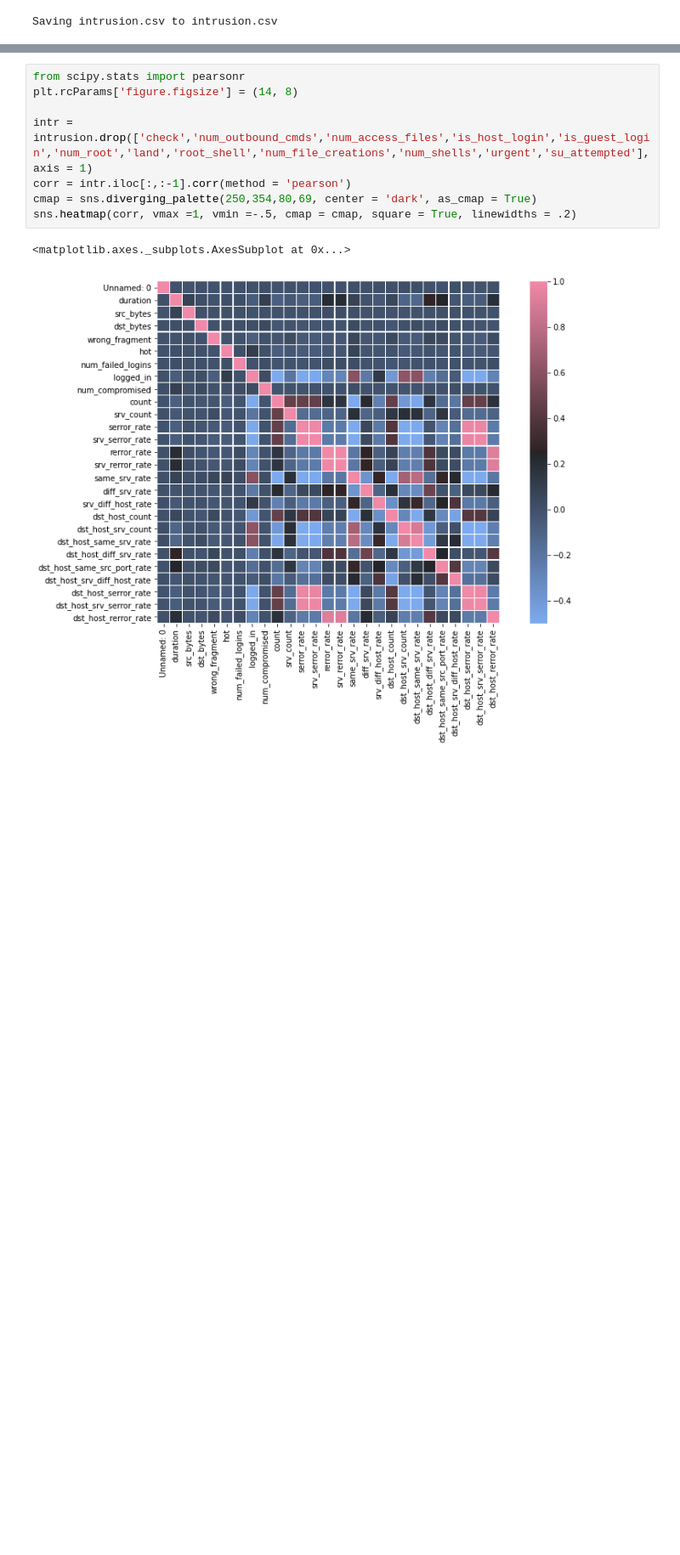
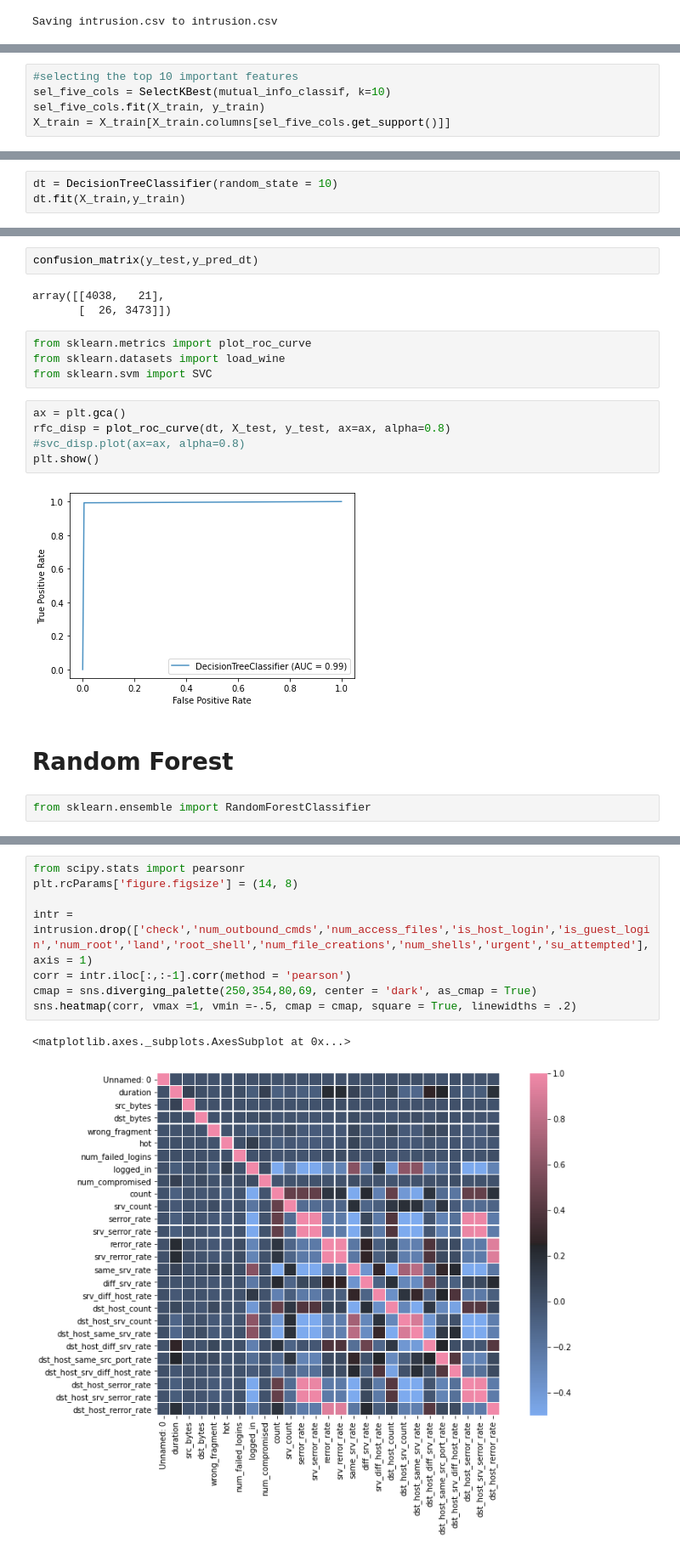
Before and after one commit to riddhigarg2605/Network-traffic-analysis-using-ML, a Jupyter notebook: Network_Intrusion_analysis.ipynb, the cells around one changed output, grey strips where cells are left out. Shown at 85% size. Saved outputs shown, nothing was run; the diff lists cells and outputs as text; blank space fills up the shorter version.

```diff
--- a/Network_Intrusion_analysis.ipynb
+++ b/Network_Intrusion_analysis.ipynb
@@ -35,0 +87,5 @@ plt.rcParams['figure.figsize'] = (6, 4)
+# %%
+#selecting the top 10 important features
+sel_five_cols = SelectKBest(mutual_info_classif, k=10)
+sel_five_cols.fit(X_train, y_train)
+X_train = X_train[X_train.columns[sel_five_cols.get_support()]]
@@ -35,0 +115,3 @@ plt.rcParams['figure.figsize'] = (6, 4)
+# %%
+dt = DecisionTreeClassifier(random_state = 10)
+dt.fit(X_train,y_train)
@@ -35,0 +149,20 @@ plt.rcParams['figure.figsize'] = (6, 4)
+# %%
+confusion_matrix(y_test,y_pred_dt)
+# %% [output]
+array([[4038,   21],
+       [  26, 3473]])
+# %%
+from sklearn.metrics import plot_roc_curve
+from sklearn.datasets import load_wine
+from sklearn.svm import SVC
+# %%
+ax = plt.gca()
+rfc_disp = plot_roc_curve(dt, X_test, y_test, ax=ax, alpha=0.8)
+#svc_disp.plot(ax=ax, alpha=0.8)
+plt.show()
+# %% [output]
+[figure, added]
+# %% [markdown]
+# Random Forest
+# %%
+from sklearn.ensemble import RandomForestClassifier
```
Also changed, not shown: parts of 76 cells of this notebook.
